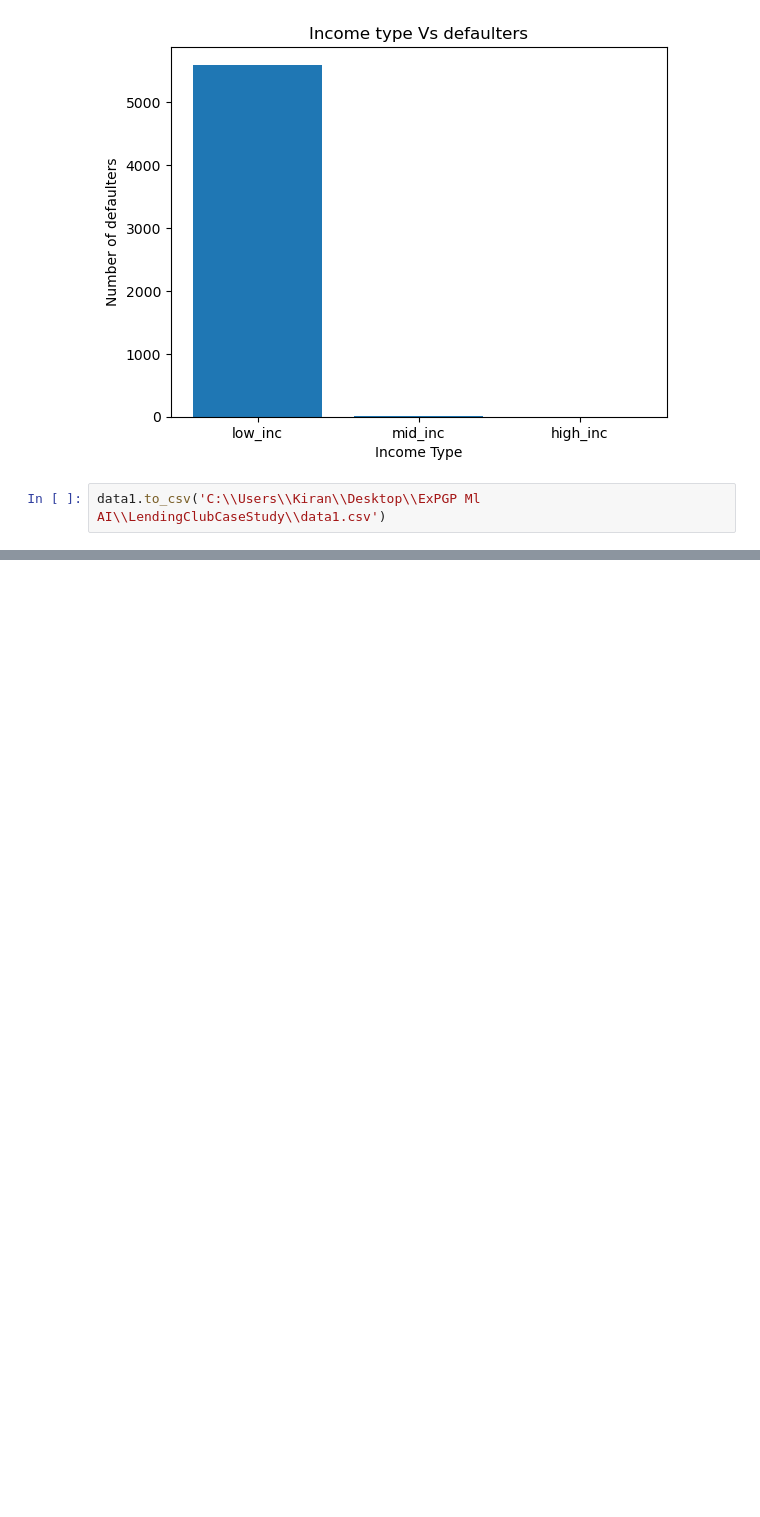
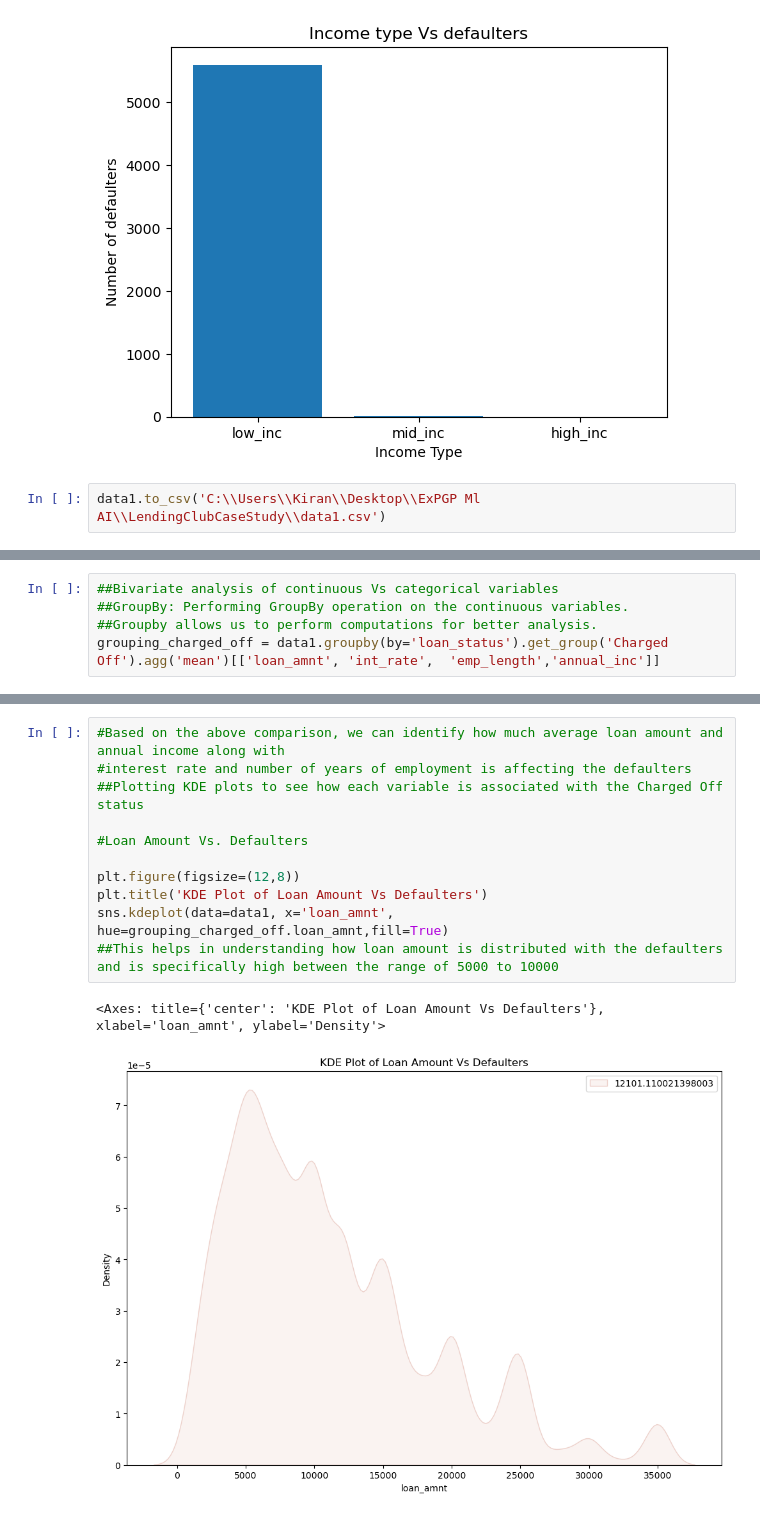
Before and after one commit to kiranp37/LendingClubCaseStudy, a Jupyter notebook: LendingClubCaseStudy.ipynb, the cells around one changed output, grey strips where cells are left out. Saved outputs shown, nothing was run; the diff lists cells and outputs as text; blank space fills up the shorter version.

```diff
--- a/LendingClubCaseStudy.ipynb
+++ b/LendingClubCaseStudy.ipynb
@@ -749,0 +814,5 @@ data1.to_csv('C:\\Users\\Kiran\\Desktop\\ExPGP Ml AI\\LendingClubCaseStudy\\data
+# %%
+##Bivariate analysis of continuous Vs categorical variables
+##GroupBy: Performing GroupBy operation on the continuous variables.
+##Groupby allows us to perform computations for better analysis.
+grouping_charged_off = data1.groupby(by='loan_status').get_group('Charged Off').agg('mean')[['loan_amnt', 'int_rate',  'emp_length','annual_inc']]
@@ -749,0 +831,14 @@ data1.to_csv('C:\\Users\\Kiran\\Desktop\\ExPGP Ml AI\\LendingClubCaseStudy\\data
+# %%
+#Based on the above comparison, we can identify how much average loan amount and annual income along with
+#interest rate and number of years of employment is affecting the defaulters
+##Plotting KDE plots to see how each variable is associated with the Charged Off status
+
+#Loan Amount Vs. Defaulters
+
+plt.figure(figsize=(12,8))
+plt.title('KDE Plot of Loan Amount Vs Defaulters')
+sns.kdeplot(data=data1, x='loan_amnt', hue=grouping_charged_off.loan_amnt,fill=True)
+##This helps in understanding how loan amount is distributed with the defaulters and is specifically high between the range of 5000 to 10000
+# %% [output]
+<Axes: title={'center': 'KDE Plot of Loan Amount Vs Defaulters'}, xlabel='loan_amnt', ylabel='Density'>
+[figure, added]
```
Also changed, not shown: parts of 36 cells of this notebook, 2 other files.
